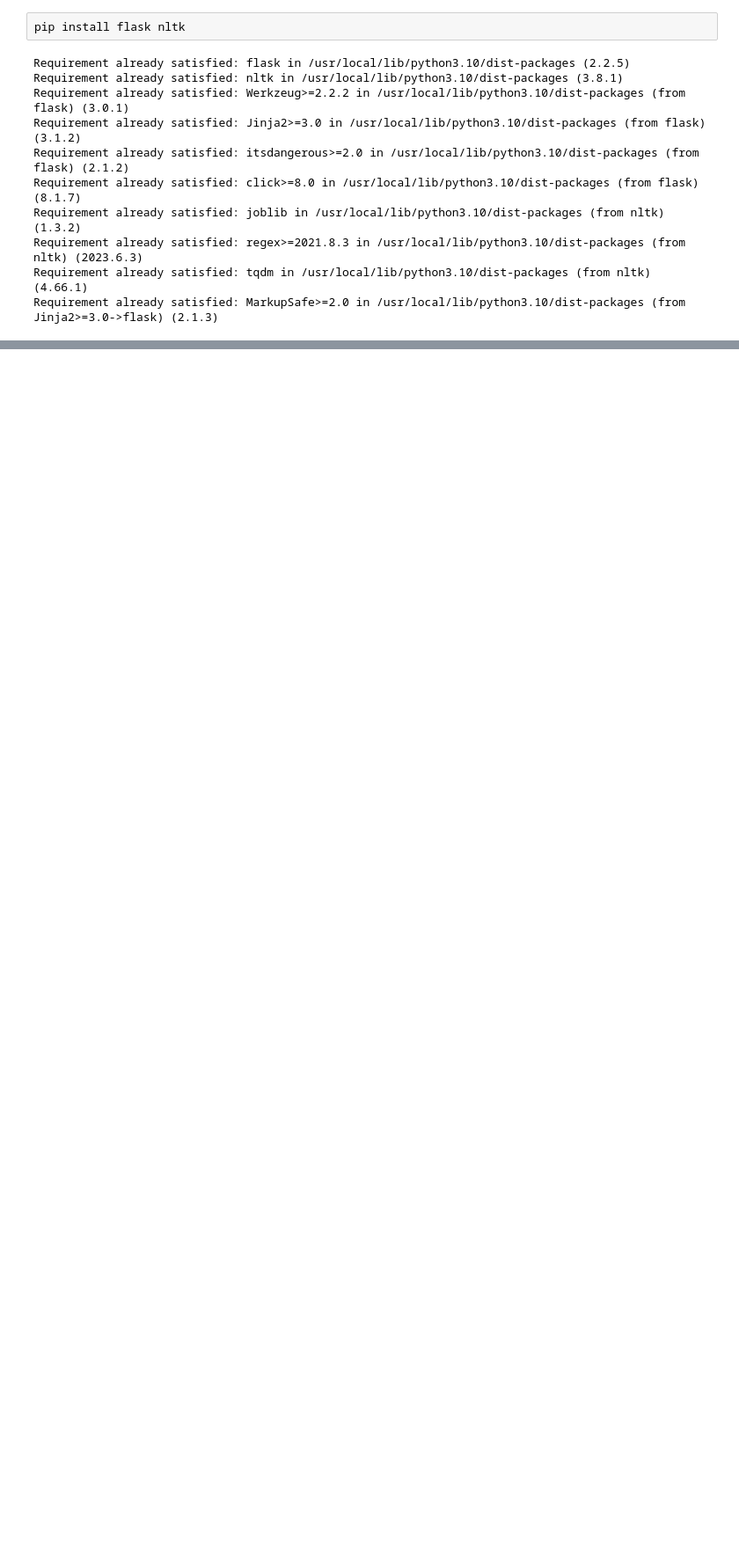
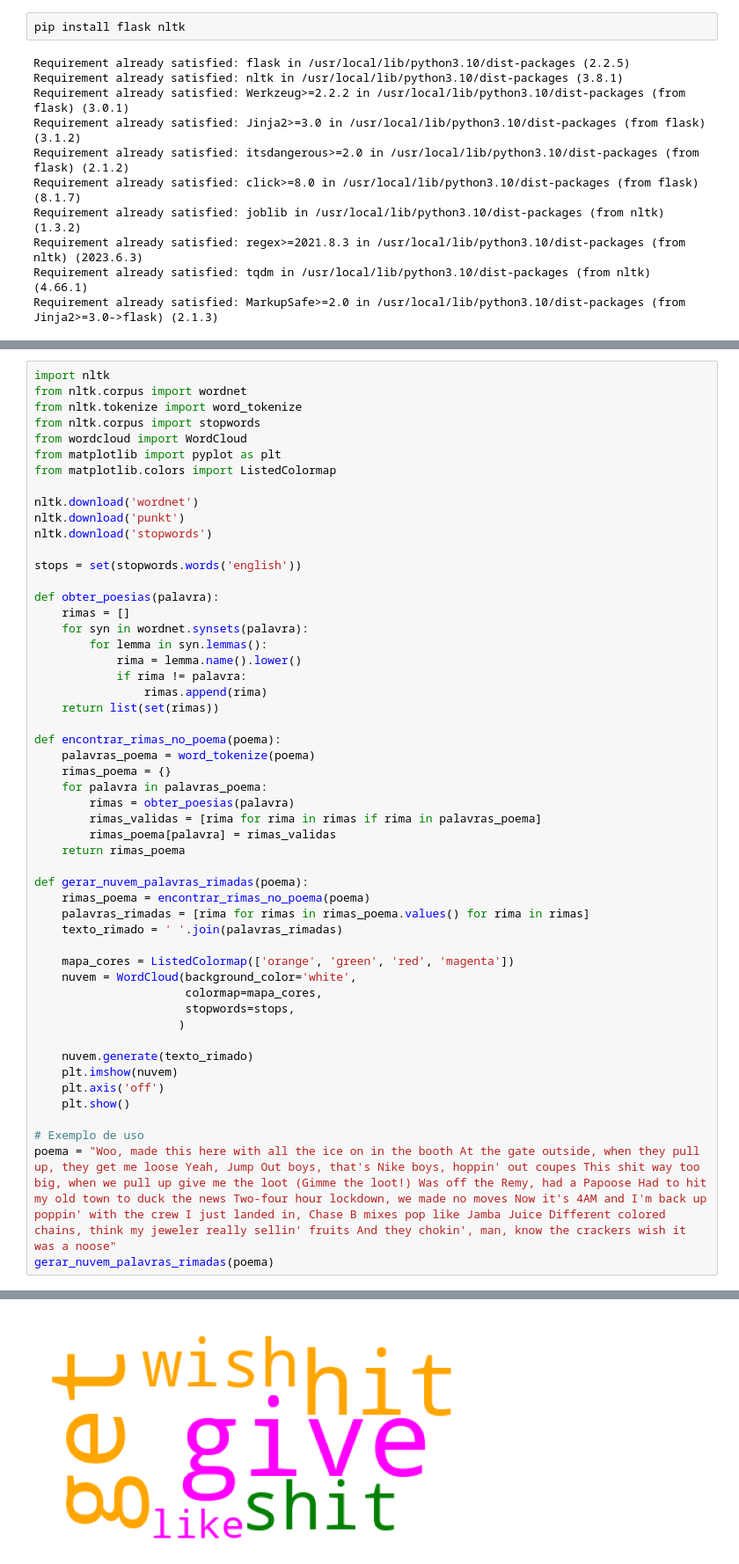
Before and after one commit to LuisOtavioPessoa/versoclassico, a Jupyter notebook: API.ipynb, the cells around one changed output, grey strips where cells are left out. Shown: that part at 88% size. Saved outputs shown, nothing was run; the diff lists cells and outputs as text; blank space fills up the shorter version.

```diff
--- a/API.ipynb
+++ b/API.ipynb
@@ -49,0 +16,53 @@ print(rimas_poema)
+# %%
+import nltk
+from nltk.corpus import wordnet
+from nltk.tokenize import word_tokenize
+from nltk.corpus import stopwords
+from wordcloud import WordCloud
+from matplotlib import pyplot as plt
+from matplotlib.colors import ListedColormap
+
+nltk.download('wordnet')
+nltk.download('punkt')
+nltk.download('stopwords')
+
+stops = set(stopwords.words('english'))
+
+def obter_poesias(palavra):
+    rimas = []
+    for syn in wordnet.synsets(palavra):
+        for lemma in syn.lemmas():
+            rima = lemma.name().lower()
+            if rima != palavra:
+                rimas.append(rima)
+    return list(set(rimas))
+
+def encontrar_rimas_no_poema(poema):
+    palavras_poema = word_tokenize(poema)
+    rimas_poema = {}
+    for palavra in palavras_poema:
+        rimas = obter_poesias(palavra)
+        rimas_validas = [rima for rima in rimas if rima in palavras_poema]
+        rimas_poema[palavra] = rimas_validas
+    return rimas_poema
+
+def gerar_nuvem_palavras_rimadas(poema):
+    rimas_poema = encontrar_rimas_no_poema(poema)
+    palavras_rimadas = [rima for rimas in rimas_poema.values() for rima in rimas]
+    texto_rimado = ' '.join(palavras_rimadas)
+
+    mapa_cores = ListedColormap(['orange', 'green', 'red', 'magenta'])
+    nuvem = WordCloud(background_color='white',
+                      colormap=mapa_cores,
+                      stopwords=stops,
+                     )
+
+    nuvem.generate(texto_rimado)
+    plt.imshow(nuvem)
+    plt.axis('off')
+    plt.show()
+
+# Exemplo de uso
+poema = "Woo, made this here with all the ice on in the booth At the gate outside, when they pull up, they get me loose Yeah, Jump Out boys, that's Nike boys, hoppin' out coupes This shit way too big, when we pull up give me the loot (Gimme the loot!) Was off the Remy, had a Papoose Had to hit my old town to duck the news Two-four hour lockdown, we made no moves Now it's 4AM and I'm back up poppin' with the crew I just landed in, Chase B mixes pop like Jamba Juice Different colored chains, think my jeweler really sellin' fruits And they chokin', man, know the crackers wish it was a noose"
+gerar_nuvem_palavras_rimadas(poema)
+# %% [output]
@@ -49,0 +75 @@ print(rimas_poema)
+[figure, added]
```
Also changed, not shown: parts of 2 cells of this notebook.
